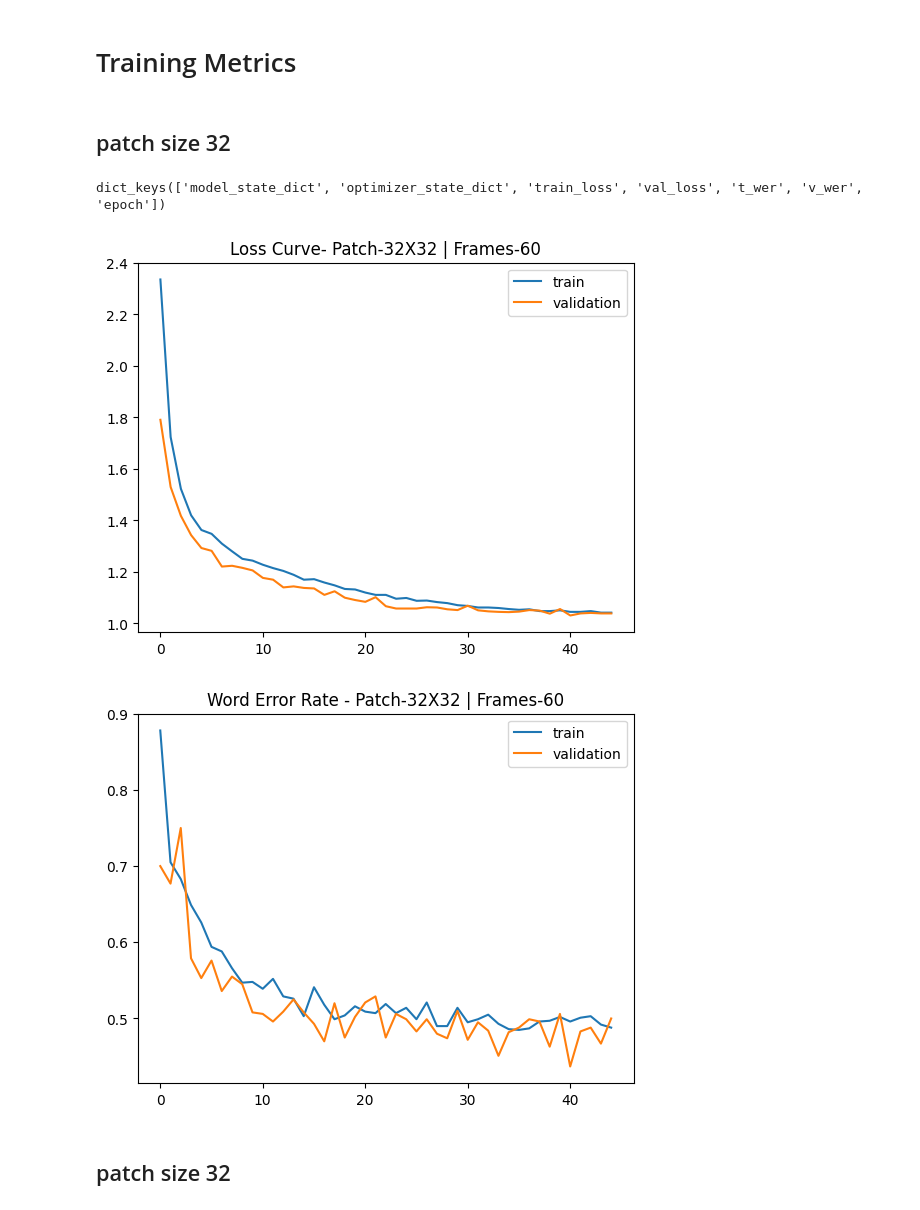
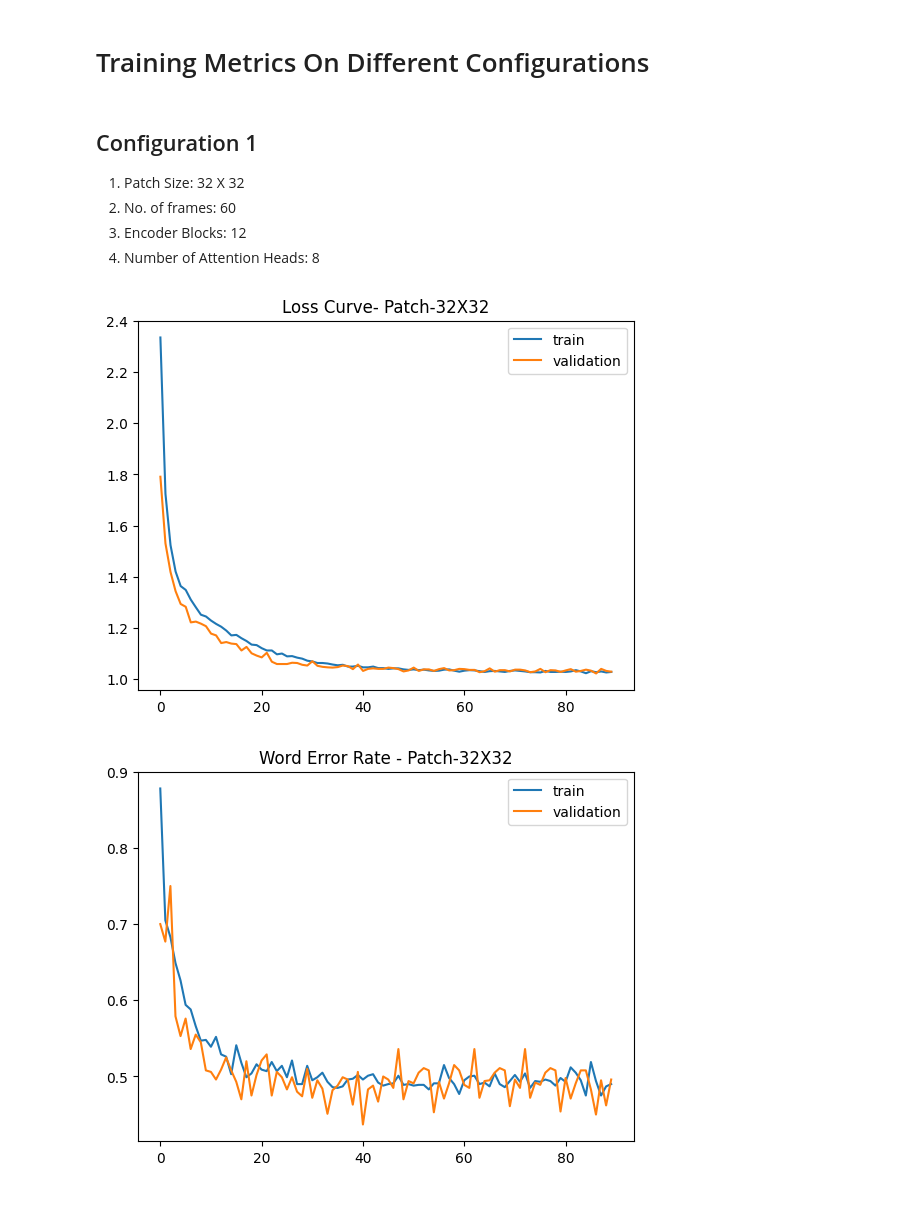
Before and after one commit to Bikash9841/Transformer-Based-Translation-From-NSL-Video2Text, a Jupyter notebook: apps/test.ipynb, the cells around one changed output. Drawn from its saved outputs; the diff is of its cells as text; code cells hidden in the pictures.

```diff
--- a/apps/test.ipynb
+++ b/apps/test.ipynb
@@ -1,36 +1,32 @@
 # %% [markdown]
-# Training Metrics
+# Training Metrics On Different Configurations
-# %% [markdown]
-## patch size 32
+# %% [markdown]
+## Configuration 1
+1. Patch Size: 32 X 32
+2. No. of frames: 60
+3. Encoder Blocks: 12
+4. Number of Attention Heads: 8
 # %%
 import torch
-
-# 39 train is patch embedding of 32 and 60 num of frames
-m=torch.load('39_mtrain.pt',map_location=torch.device('cpu'))
+m1=torch.load('89_32X32mtrain.pt',map_location=torch.device('cpu'))
-# %%
-m.keys()
-# %% [output]
-dict_keys(['model_state_dict', 'optimizer_state_dict', 'train_loss', 'val_loss', 't_wer', 'v_wer', 'epoch'])
 # %%
 import matplotlib.pyplot as plt
 
 
-plt.plot(m['train_loss'],label='train')
-plt.plot(m['val_loss'],label='validation')
+plt.plot(m1['train_loss'],label='train')
+plt.plot(m1['val_loss'],label='validation')
 
-plt.title('Loss Curve- Patch-32X32 | Frames-60')
+plt.title('Loss Curve- Patch-32X32')
 plt.legend()
 plt.show()
 # %% [output]
-[figure, old version]
+[figure, new version]
 # %%
-plt.plot(m['t_wer'],label='train')
-plt.plot(m['v_wer'],label='validation')
+plt.plot(m1['t_wer'],label='train')
+plt.plot(m1['v_wer'],label='validation')
 
-plt.title('Word Error Rate - Patch-32X32 | Frames-60')
+plt.title('Word Error Rate - Patch-32X32')
 plt.legend()
 plt.show()
 # %% [output]
-[figure, old version]
+[figure, new version]
-# %% [markdown]
-## patch size 32
```
Also changed, not shown: parts of 10 cells of this notebook.
